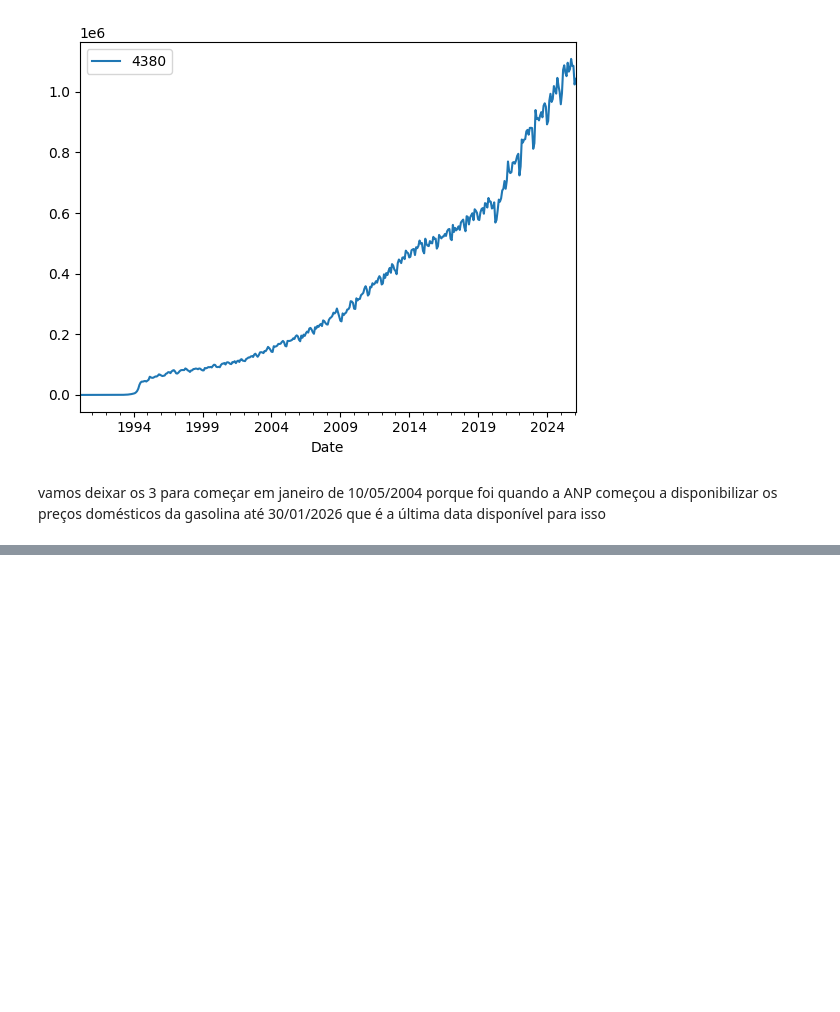
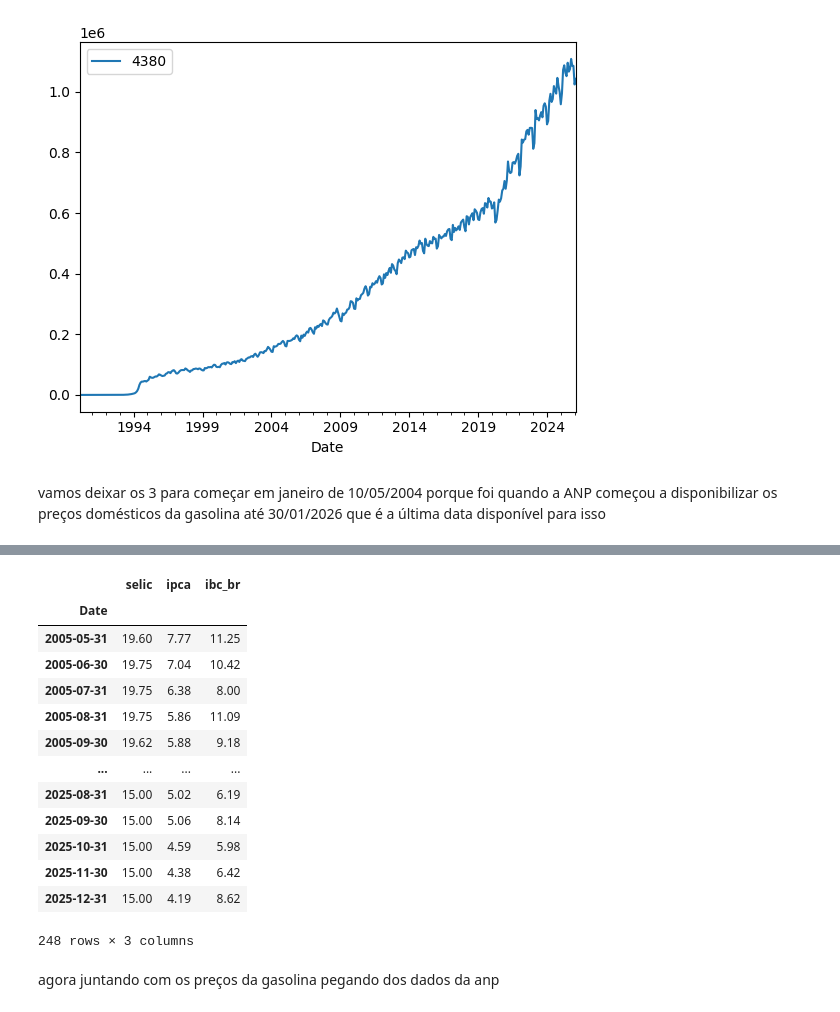
Before and after one commit to iagonmic/VECM-Gasoline-Prices, a Jupyter notebook: etl.ipynb, the cells around one changed output, grey strips where cells are left out. Drawn from its saved outputs; the diff is of its cells as text; code cells hidden in the pictures; blank space fills up the shorter version.

```diff
--- a/etl.ipynb
+++ b/etl.ipynb
@@ -84,0 +115,26 @@ ibc_br.head(20)
+# %%
+df = (
+    selic
+    .merge(ipca12, on='Date')
+    .merge(ibc_br12, on='Date')
+)
+df['selic'] = df['selic'].round(2)
+df['ibc_br'] = df['ibc_br'].round(2)
+df
+# %% [output]
+|  | selic | ipca | ibc_br |
+| Date |  |  |  |
+| 2005-05-31 | 19.60 | 7.77 | 11.25 |
+| 2005-06-30 | 19.75 | 7.04 | 10.42 |
+| 2005-07-31 | 19.75 | 6.38 | 8.00 |
+| 2005-08-31 | 19.75 | 5.86 | 11.09 |
+| 2005-09-30 | 19.62 | 5.88 | 9.18 |
+| ... | ... | ... | ... |
+| 2025-08-31 | 15.00 | 5.02 | 6.19 |
+| 2025-09-30 | 15.00 | 5.06 | 8.14 |
+| 2025-10-31 | 15.00 | 4.59 | 5.98 |
+| 2025-11-30 | 15.00 | 4.38 | 6.42 |
+| 2025-12-31 | 15.00 | 4.19 | 8.62 |
+248 rows × 3 columns
+# %% [markdown]
+agora juntando com os preços da gasolina pegando dos dados da anp
```
Also changed, not shown: parts of 6 cells of this notebook, 1 other file.
